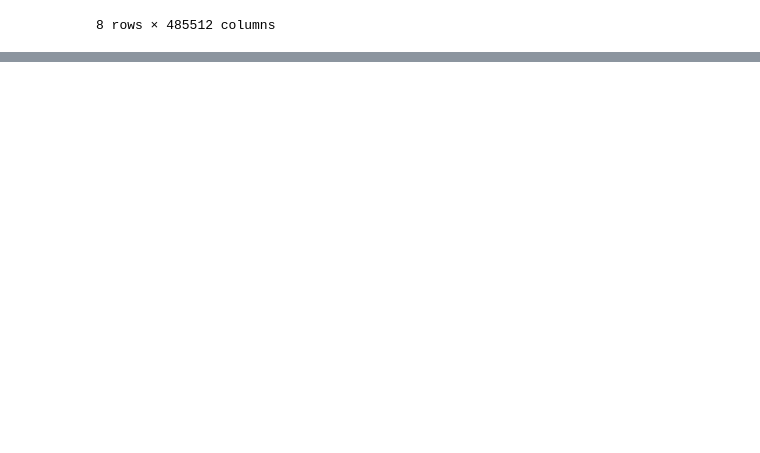
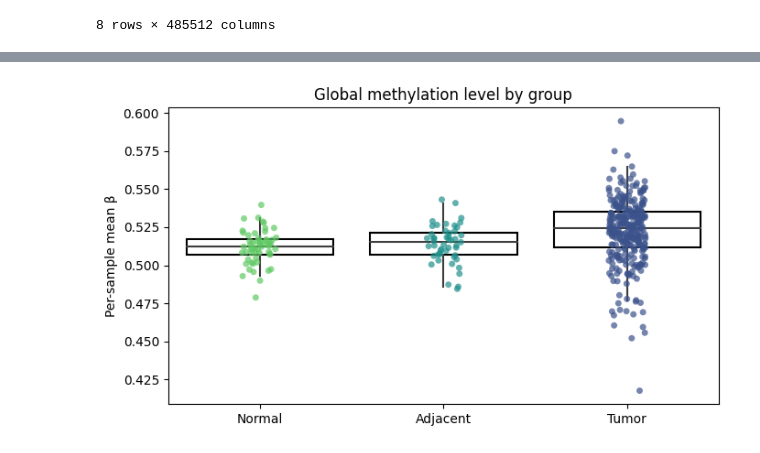
Before and after one commit to elisabettaroviera/THESIS, a Jupyter notebook: 01 - Notebook/01-data-exploration.ipynb, the cells around one changed output, grey strips where cells are left out. Drawn from its saved outputs; the diff is of its cells as text; code cells hidden in the pictures; blank space fills up the shorter version.

```diff
--- a/01 - Notebook/01-data-exploration.ipynb
+++ b/01 - Notebook/01-data-exploration.ipynb
@@ -318,0 +427,47 @@ A **possible direction** for future analysis—still at a conceptual stage—is
+# %%
+# 1.4 Per-sample summary: mean β and IQR β by group
+warnings.filterwarnings('ignore')
+
+# Split and coerce to numeric
+BETA = raw_dataset.drop(columns=['label']).apply(pd.to_numeric, errors='coerce')
+
+# Coerce labels to integers {0,1,2} then map to names
+label_raw = pd.to_numeric(raw_dataset['label'], errors='coerce')  # handles '0','1','2','0.0',...
+LABEL = label_raw.astype('Int64').map({0:'Normal', 1:'Adjacent', 2:'Tumor'})
+
+# Keep only rows (samples) with a valid label and at least one numeric value
+mask_rows = LABEL.notna() & BETA.notna().any(axis=1)
+BETA  = BETA.loc[mask_rows]
+LABEL = LABEL.loc[mask_rows]
+
+# Per-sample summaries
+mean_beta = BETA.mean(axis=1)
+iqr_beta  = BETA.quantile(0.75, axis=1) - BETA.quantile(0.25, axis=1)
+
+summary = pd.DataFrame({
+    "mean_beta": mean_beta,
+    "iqr_beta":  iqr_beta,
+    "group":     LABEL
+}).dropna()
+
+group_order = ['Normal','Adjacent','Tumor']
+palette = sns.color_palette("viridis", n_colors=len(group_order))
+
+plt.figure(figsize=(7,4))
+sns.stripplot(
+    data=summary, x="group", y="mean_beta",
+    hue="group", dodge=False, alpha=0.7,
+    order=group_order, palette=palette, legend=False
+)
+sns.boxplot(
+    data=summary, x="group", y="mean_beta",
+    order=group_order, showcaps=False, showfliers=False,
+    boxprops={'facecolor':'none', 'edgecolor':'black'}
+)
+plt.ylabel("Per-sample mean β")
+plt.xlabel("")
+plt.title("Global methylation level by group")
+plt.tight_layout()
+plt.show()
+# %% [output]
+[figure, added]
```
Also changed, not shown: parts of 44 cells of this notebook.
